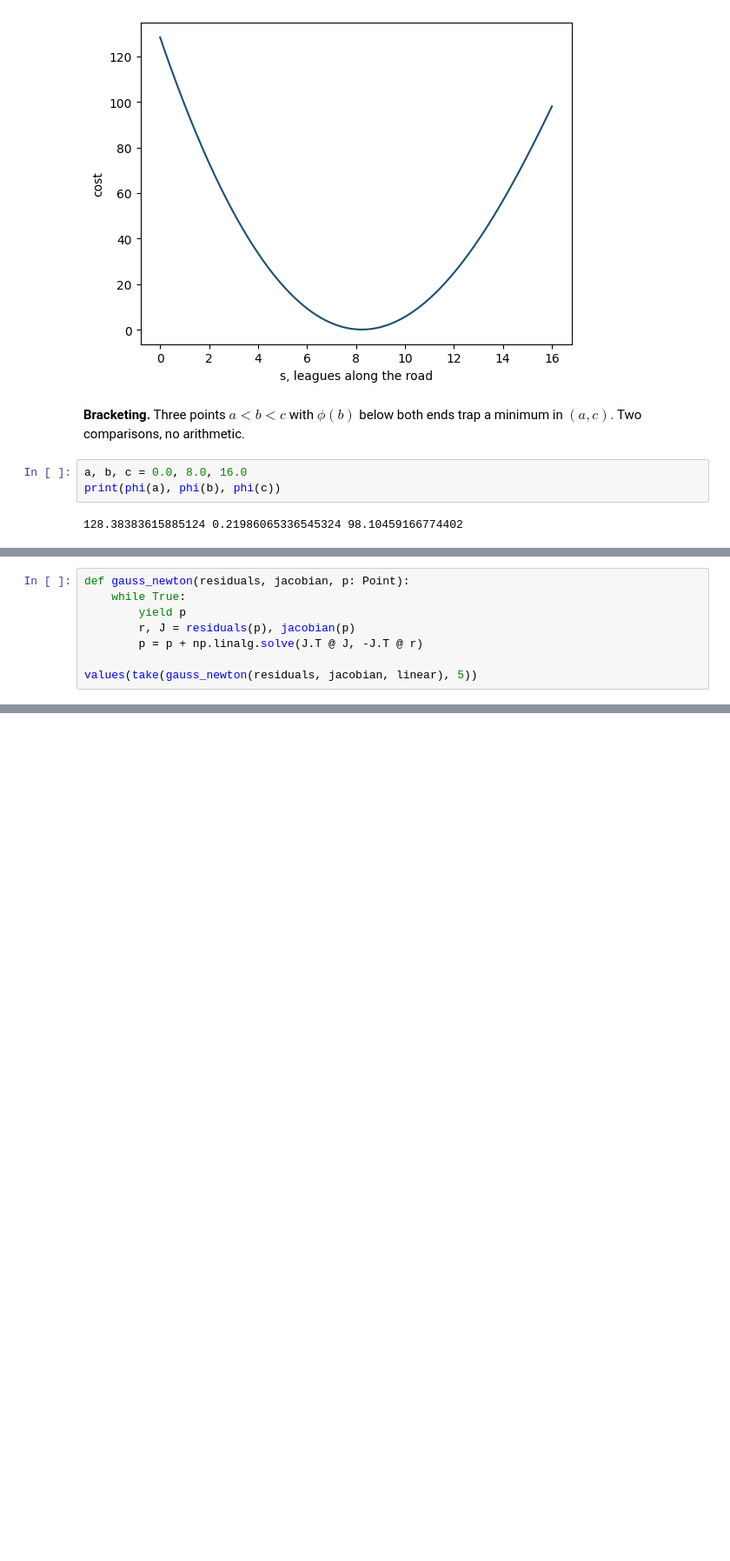
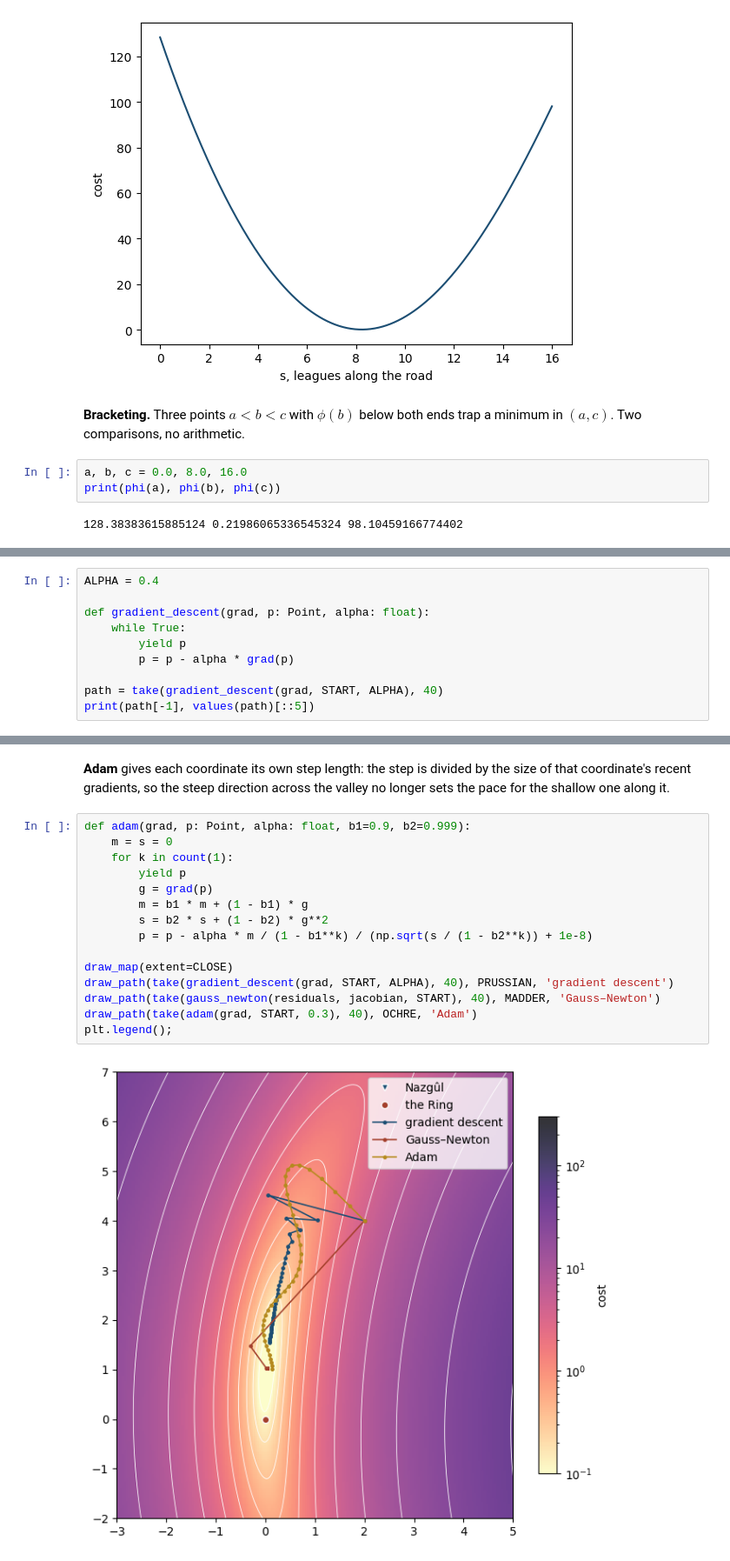
Before and after one commit to vidstige/cookie-talks, a Jupyter notebook: optimization/optimization.ipynb, the cells around one changed output, grey strips where cells are left out. Shown at 87% size. Saved outputs shown, nothing was run; the diff lists cells and outputs as text; blank space fills up the shorter version.

```diff
--- a/optimization/optimization.ipynb
+++ b/optimization/optimization.ipynb
@@ -349,8 +285,0 @@ $$J^{\mathsf T} J\,h = -J^{\mathsf T} r$$
-# %%
-def gauss_newton(residuals, jacobian, p: Point):
-    while True:
-        yield p
-        r, J = residuals(p), jacobian(p)
-        p = p + np.linalg.solve(J.T @ J, -J.T @ r)
-
-values(take(gauss_newton(residuals, jacobian, linear), 5))
@@ -460,0 +327,10 @@ plt.legend();
+# %%
+ALPHA = 0.4
+
+def gradient_descent(grad, p: Point, alpha: float):
+    while True:
+        yield p
+        p = p - alpha * grad(p)
+
+path = take(gradient_descent(grad, START, ALPHA), 40)
+print(path[-1], values(path)[::5])
@@ -460,0 +371,21 @@ plt.legend();
+# %% [markdown]
+**Adam** gives each coordinate its own step length: the step is divided by the
+size of that coordinate's recent gradients, so the steep direction across the
+valley no longer sets the pace for the shallow one along it.
+# %%
+def adam(grad, p: Point, alpha: float, b1=0.9, b2=0.999):
+    m = s = 0
+    for k in count(1):
+        yield p
+        g = grad(p)
+        m = b1 * m + (1 - b1) * g
+        s = b2 * s + (1 - b2) * g**2
+        p = p - alpha * m / (1 - b1**k) / (np.sqrt(s / (1 - b2**k)) + 1e-8)
+
+draw_map(extent=CLOSE)
+draw_path(take(gradient_descent(grad, START, ALPHA), 40), PRUSSIAN, 'gradient descent')
+draw_path(take(gauss_newton(residuals, jacobian, START), 40), MADDER, 'Gauss–Newton')
+draw_path(take(adam(grad, START, 0.3), 40), OCHRE, 'Adam')
+plt.legend();
+# %% [output]
+[figure, added]
```
Also changed, not shown: parts of 49 cells of this notebook.
